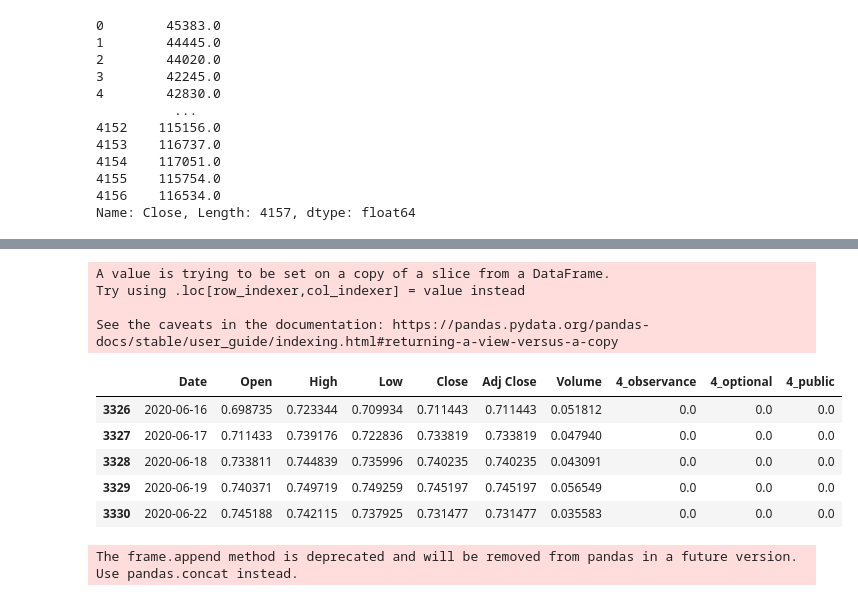
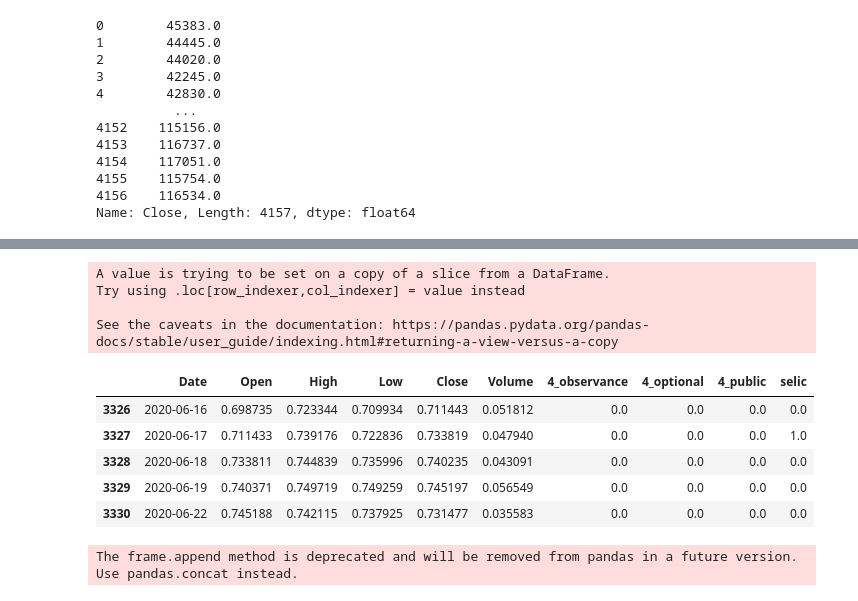
Before and after one commit to marreapato/Forecasting_Paper_XAI, a Jupyter notebook: stocks_type_lags/MultivariateStocks_Baseline_Com_Lags_tryingshaplime.ipynb, the cells around one changed output, grey strips where cells are left out. Cells and saved outputs as stored; diff of their text form; code cells hidden in the pictures.

```diff
--- a/stocks_type_lags/MultivariateStocks_Baseline_Com_Lags_tryingshaplime.ipynb
+++ b/stocks_type_lags/MultivariateStocks_Baseline_Com_Lags_tryingshaplime.ipynb
@@ -90,6 +87,8 @@ data.head()
 | 2 | 2007-01-04 | 44442.0 | 44442.0 | 43623.0 | 44020.0 | 44020.0 | 86577000 | 0.0 | 0.0 | 0.0 |
 | 3 | 2007-01-05 | 44019.0 | 44081.0 | 42160.0 | 42245.0 | 42245.0 | 164055000 | 0.0 | 0.0 | 0.0 |
 | 4 | 2007-01-08 | 42249.0 | 42926.0 | 42144.0 | 42830.0 | 42830.0 | 114007100 | 0.0 | 0.0 | 0.0 |
+# %%
+data = data.drop('Adj Close',axis = 1)
 # %%
 sheet_id = "19Qm-gxnILXY8QTBASGfwfxp6NsLMOLuEIVmJbQJF8r4"
 sheet_name = "Selic"
@@ -197,9 +196,9 @@ Index(['Date', 'Open', 'High', 'Low', 'Close', 'Adj Close', 'Volume',
 # Normalize the data
 scaler = MinMaxScaler()
 
-train_datanscal[['Open', 'High', 'Low', 'Close', 'Adj Close', 'Volume',
-       '4_observance', '4_optional', '4_public']] = scaler.fit_transform(train_datanscal[['Open', 'High', 'Low', 'Close', 'Adj Close', 'Volume',
-       '4_observance', '4_optional', '4_public']])
+train_datanscal[['Open', 'High', 'Low', 'Close', 'Volume',
+       '4_observance', '4_optional', '4_public','selic']] = scaler.fit_transform(train_datanscal[['Open', 'High', 'Low', 'Close', 'Volume',
+       '4_observance', '4_optional', '4_public','selic']])
 train_datanscal.head()
 # %% [output]
 A value is trying to be set on a copy of a slice from a DataFrame.
@@ -215,19 +214,19 @@ See the caveats in the documentation: https://pandas.pydata.org/pandas-docs/stab
 # %%
-test_datanscal[['Open', 'High', 'Low', 'Close', 'Adj Close', 'Volume',
-       '4_observance', '4_optional', '4_public']] = scaler.transform(test_datanscal[['Open', 'High', 'Low', 'Close', 'Adj Close', 'Volume',
-       '4_observance', '4_optional', '4_public']])
+test_datanscal[['Open', 'High', 'Low', 'Close', 'Volume',
+       '4_observance', '4_optional', '4_public','selic']] = scaler.transform(test_datanscal[['Open', 'High', 'Low', 'Close', 'Volume',
+       '4_observance', '4_optional', '4_public','selic']])
 test_datanscal.head()
 # %% [output]
 A value is trying to be set on a copy of a slice from a DataFrame.
 Try using .loc[row_indexer,col_indexer] = value instead
 
 See the caveats in the documentation: https://pandas.pydata.org/pandas-docs/stable/user_guide/indexing.html#returning-a-view-versus-a-copy
-|  | Date | Open | High | Low | Close | Adj Close | Volume | 4_observance | 4_optional | 4_public |
-| 3326 | 2020-06-16 | 0.698735 | 0.723344 | 0.709934 | 0.711443 | 0.711443 | 0.051812 | 0.0 | 0.0 | 0.0 |
-| 3327 | 2020-06-17 | 0.711433 | 0.739176 | 0.722836 | 0.733819 | 0.733819 | 0.047940 | 0.0 | 0.0 | 0.0 |
-| 3328 | 2020-06-18 | 0.733811 | 0.744839 | 0.735996 | 0.740235 | 0.740235 | 0.043091 | 0.0 | 0.0 | 0.0 |
-| 3329 | 2020-06-19 | 0.740371 | 0.749719 | 0.749259 | 0.745197 | 0.745197 | 0.056549 | 0.0 | 0.0 | 0.0 |
-| 3330 | 2020-06-22 | 0.745188 | 0.742115 | 0.737925 | 0.731477 | 0.731477 | 0.035583 | 0.0 | 0.0 | 0.0 |
+|  | Date | Open | High | Low | Close | Volume | 4_observance | 4_optional | 4_public | selic |
+| 3326 | 2020-06-16 | 0.698735 | 0.723344 | 0.709934 | 0.711443 | 0.051812 | 0.0 | 0.0 | 0.0 | 0.0 |
+| 3327 | 2020-06-17 | 0.711433 | 0.739176 | 0.722836 | 0.733819 | 0.047940 | 0.0 | 0.0 | 0.0 | 1.0 |
+| 3328 | 2020-06-18 | 0.733811 | 0.744839 | 0.735996 | 0.740235 | 0.043091 | 0.0 | 0.0 | 0.0 | 0.0 |
+| 3329 | 2020-06-19 | 0.740371 | 0.749719 | 0.749259 | 0.745197 | 0.056549 | 0.0 | 0.0 | 0.0 | 0.0 |
+| 3330 | 2020-06-22 | 0.745188 | 0.742115 | 0.737925 | 0.731477 | 0.035583 | 0.0 | 0.0 | 0.0 | 0.0 |
 # %%
 data_train=train_datanscal.append(test_datanscal)
 # %% [output]
```
Also changed, not shown: parts of 23 cells of this notebook.
